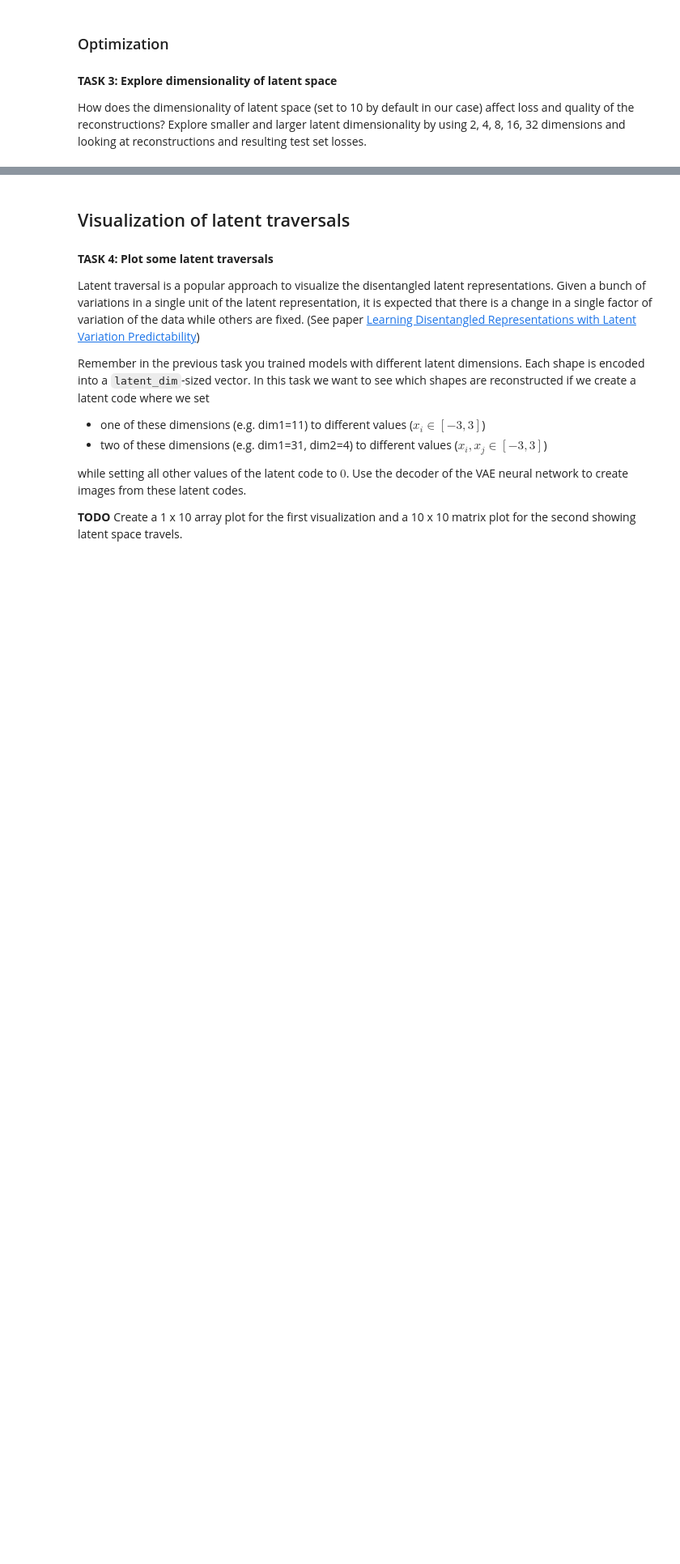
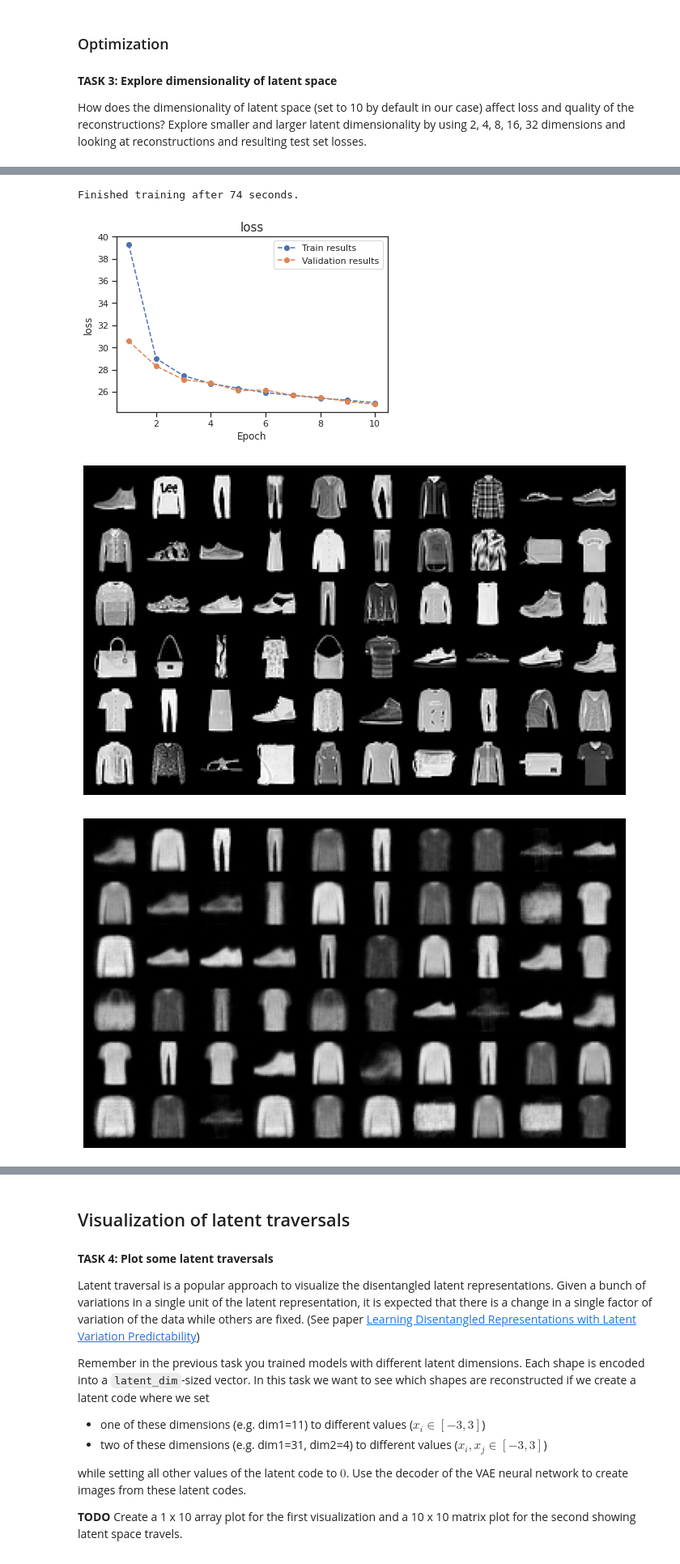
Before and after one commit to jonaden94/deepl-ecker-21-22, a Jupyter notebook: Ex5_2021.ipynb, the cells around one changed output, grey strips where cells are left out. Shown at 81% size. Saved outputs shown, nothing was run; the diff lists cells and outputs as text; code cells hidden in the pictures; blank space fills up the shorter version.

```diff
--- a/Ex5_2021.ipynb
+++ b/Ex5_2021.ipynb
@@ -571,0 +586,28 @@ How does the dimensionality of latent space (set to 10 by default in our case) a
+# %%
+def test_latent_dim(latent_dim):
+    model = VAE(latent_dim, capacity)
+    model = model.to(device)
+    optimizer = torch.optim.Adam(model.parameters(), lr=1e-3)
+    train_loss, train_mse, train_kld, val_loss, val_mse, val_kld = run_training(model, optimizer, loss_fn=vae_loss, eval_fn=empty_loss,
+                                                                              device=device, num_epochs=10, train_dataloader=train_loader, val_dataloader=test_loader, verbose=False)
+    plot("loss", "loss", train_mse, val_mse, yscale='linear')
+    images_columns = 10
+    images_rows    = 6
+
+    data_iterator = iter(test_loader)
+    images, labels = data_iterator.next()
+
+    # Show original images
+    show_grid(images[0:(images_columns * images_rows)], images_columns, images_rows)
+
+    # Show reconstructed images
+    model.eval()
+    with torch.no_grad():
+
+      # TODO: compute reconstruction
+      images_recon = model(images.to(device))[0].detach().cpu()
+
+      show_grid(images_recon[0:(images_columns * images_rows)], images_columns, images_rows)
+# %%
+test_latent_dim(2)
+# %% [output]
@@ -571,0 +615,4 @@ How does the dimensionality of latent space (set to 10 by default in our case) a
+Finished training after 74 seconds.
+[figure, added]
+[figure, added]
+[figure, added]
```
Also changed, not shown: parts of 21 cells of this notebook.
